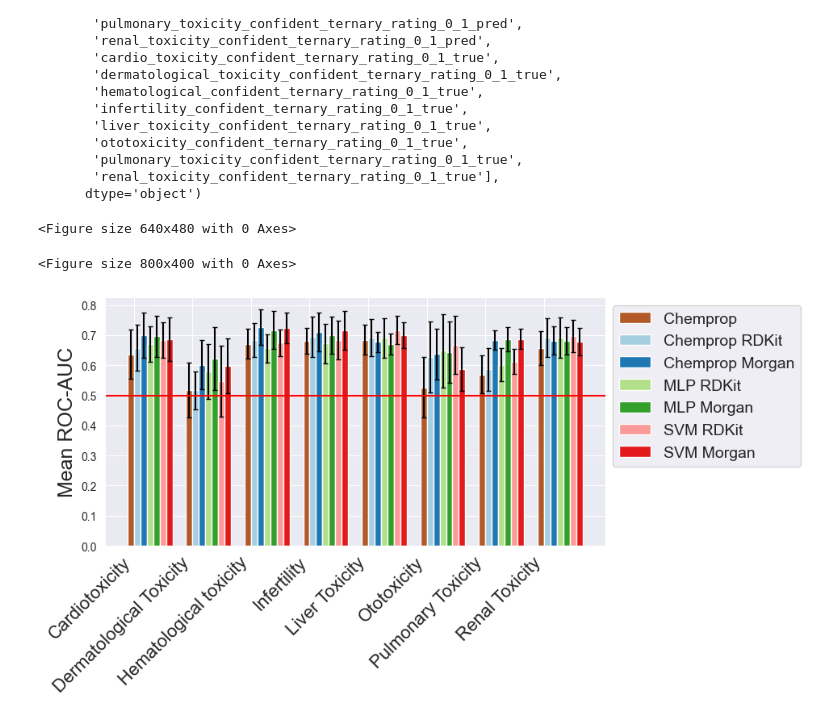
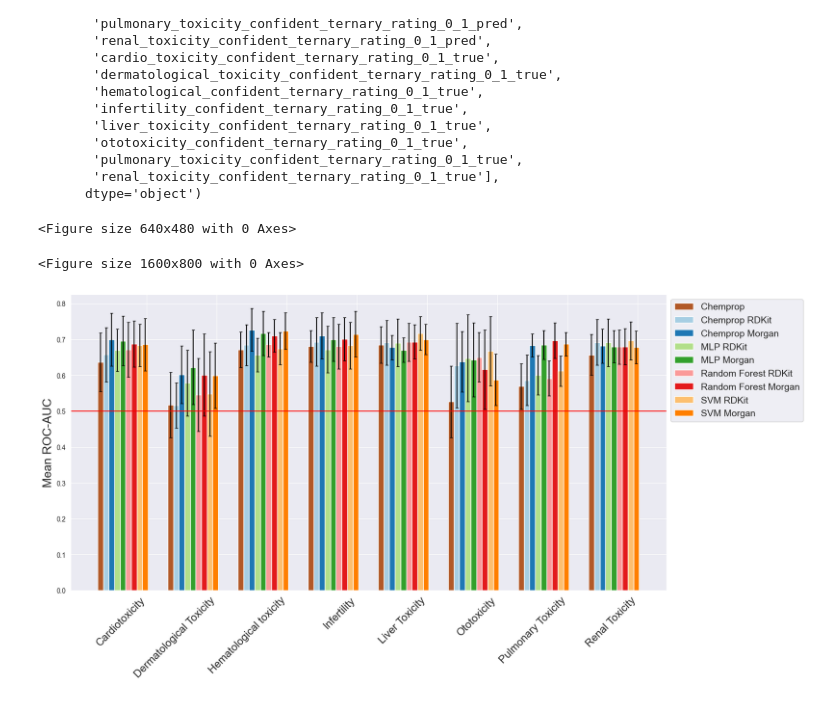
Before and after one commit to jsilbergDS/UniTox, a Jupyter notebook: Results/generate_paper_figures.ipynb, the cells around one changed output. Cells and saved outputs as stored; diff of their text form; code cells hidden in the pictures.

Commit message:
Fixing benchmark plot to show random forest

```diff
--- a/Results/generate_paper_figures.ipynb
+++ b/Results/generate_paper_figures.ipynb
@@ -277,7 +277,7 @@ results_map = {
         model_type: {
             fingerprint_type: pd.read_csv(model_path)
             for fingerprint_type in fingerprint_types
-            if (model_path := model_dir / f"{model_type.lower()}{'_' if fingerprint_type else ''}{'_'.join(fingerprint_type.lower().split())}_{rating_type}_rating_0_1_scaffold_balanced/test_scores.csv").exists()
+            if (model_path := model_dir / f"{model_type.lower().replace(' ', '_')}{'_' if fingerprint_type else ''}{'_'.join(fingerprint_type.lower().split())}_{rating_type}_rating_0_1_scaffold_balanced/test_scores.csv").exists()
         }
         for model_type in model_types
     }
@@ -300,34 +300,35 @@ figures_dir.mkdir(parents=True, exist_ok=True)
 # %%
 # Now plot both the chemprop ternary scaffold and chemprop binary scaffold on the same plot with side-by-side bar plots
 for rating_type in rating_types:
     plt.clf()
-    fig, ax = plt.subplots(1, 1, figsize=(8, 4))
-    bar_width = 0.11
+    fig, ax = plt.subplots(1, 1, figsize=(16, 8))
+    bar_width = 0.08
     x_axis = np.arange(len(task_map))
 
     index = 0
     for model_type in results_map[rating_type]:
         for fingerprint_type in results_map[rating_type][model_type]:
             results = results_map[rating_type][model_type][fingerprint_type]
             model_name = f"{model_type} {fingerprint_type}" if fingerprint_type != "none" else model_type
 
-            ax.bar(x_axis + index * bar_width, results["Mean auc"], bar_width, label=model_name, color=sns.color_palette("Paired")[index - 1])
-            ax.errorbar(x=x_axis + index * bar_width,
+            x_loc = x_axis + (index - len(results_map[rating_type]) / 2) * bar_width
+            ax.bar(x_loc, results["Mean auc"], bar_width, label=model_name, color=sns.color_palette("Paired")[index - 1])
+            ax.errorbar(x=x_loc,
                         y=results["Mean auc"],
                         yerr=results["Standard deviation auc"],
                         fmt='none',  # No markers
                         ecolor='black',  # Color of the error bars
                         capsize=2,  # Length of the error bar caps
                         capthick=1)  # Thickness of the error bar caps
             index += 1
 
-    ax.set_xticks(x_axis + bar_width / 2)
+    ax.set_xticks(x_axis + 0.5)
     ax.set_xticklabels([x.replace("Hematotoxicity", "Hematological toxicity") for x in tasks], rotation=45, ha="right", fontsize=16)
     ax.legend(fontsize=14, bbox_to_anchor=(1, 1))
     ax.set_ylabel("Mean ROC-AUC", fontsize=18)
     ax.axhline(0.5, color="red")
     plt.savefig(figures_dir / f"{rating_type}_scaffold.pdf", bbox_inches="tight")
 # %% [output]
 <Figure size 640x480 with 0 Axes>
-<Figure size 800x400 with 0 Axes>
+<Figure size 1600x800 with 0 Axes>
-[figure, old version]
+[figure, new version]
```
